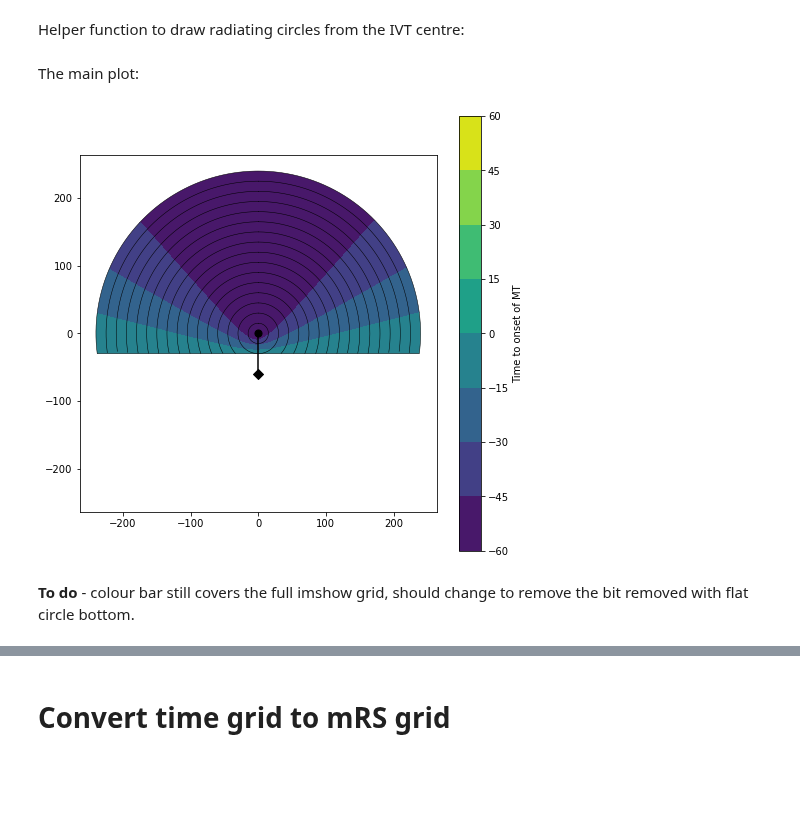
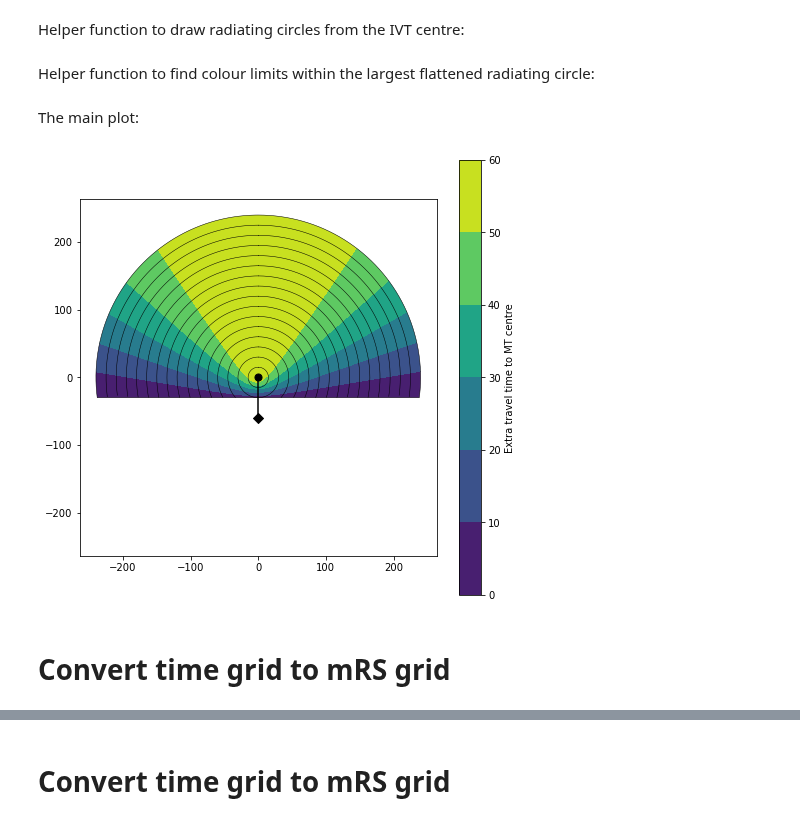
Before and after one commit to samuel-book/stroke_outcome, a Jupyter notebook: geography.ipynb, the cells around one changed output, grey strips where cells are left out. Cells and saved outputs as stored; diff of their text form; code cells hidden in the pictures; blank space fills up the shorter version.

Commit message:
Tidying geography vlims within flattened circle

```diff
--- a/geography.ipynb
+++ b/geography.ipynb
@@ -174,6 +174,31 @@ def make_coords_truncated_circle(time_travel_max, time_travel_ivt_to_mt,
     y_circ[np.where(y_circ < y_halfway)] = trunc_val
 
     return x_circ, y_circ
+# %% [markdown]
+Helper function to find colour limits within the largest flattened radiating circle:
+# %%
+def find_vlims_within_flattened_circle(grid_diff, grid_ivt, time_travel_max):
+    """
+    # Determine the min and max times in the area of the largest flattened
+    # circle.
+    """
+    # Make a copy of the grid that we'll delete invalid values from:
+    grid_vals_uncovered = np.copy(grid_diff)
+
+    # Find values below the flat circle bottom:
+    y_grid_halfway = np.where(grid_diff == np.nanmin(np.abs(grid_diff)))[0][0]
+
+    # Find values outside the radius of the largest circle:
+    coords_outside_max_time = np.where(grid_ivt > time_travel_max)
+
+    # Remove unwanted values:
+    grid_vals_uncovered[:y_grid_halfway]         = np.NaN
+    grid_vals_uncovered[coords_outside_max_time] = np.NaN
+
+    # Find the min and max values in this partially wiped grid:
+    vmin = np.nanmin(grid_vals_uncovered)
+    vmax = np.nanmax(grid_vals_uncovered)
+    return vmin, vmax
 # %% [markdown]
 The main plot:
 # %%
@@ -210,39 +235,47 @@ for travel_time in circle_times:
         # Make a patch using these coordinates.
         # Use np.stack to get a series of ((x,y), (x,y), ... (x,y)) coords.
         circle_path  = Path(np.stack((x_circ,y_circ),axis=1))
         circle_patch = PathPatch(circle_path,
                                  edgecolor='k', facecolor='None',
                                  linewidth = circ_linewidth)
         # Draw the patch:
         ax.add_patch(circle_patch)
 
 
 # ----- Grid of times -----
+vmin, vmax = find_vlims_within_flattened_circle(
+    -grid_time_travel_directly_diff,
+    grid_time_travel_directly_to_ivt,
+    time_travel_max)
+
 imshow = 0
 if imshow>0:
     # Draw the grid as usual:
-    imshow_grid = ax.imshow(grid_time_travel_directly_diff, origin='lower',
-                            extent=extent, cmap='viridis')
+    imshow_grid = ax.imshow(-grid_time_travel_directly_diff, origin='lower',
+                            extent=extent, cmap='viridis',
+                            vmin=vmin, vmax=vmax
+                           )
     # Remove everything outside the biggest radiating circle:
     imshow_grid.set_clip_path(circle_patch)
     # Colourbar:
-    plt.colorbar(imshow_grid, ax=ax, label='Time to onset of MT')
+    plt.colorbar(imshow_grid, ax=ax, label='Extra travel time to MT centre')
 else:
     # Draw the grid as usual:
-    contours = ax.contourf(grid_time_travel_directly_diff, origin='lower',
-                            extent=extent, cmap='viridis')
+    contours = ax.contourf(-grid_time_travel_directly_diff, origin='lower',
+                           extent=extent, cmap='viridis',
+                           levels=np.linspace(vmin, vmax,7))
     # Remove everything outside the biggest radiating circle:
     for line in contours.collections:
         line.set_clip_path(circle_patch)
     # Colourbar:
-    plt.colorbar(contours, ax=ax, label='Time to onset of MT')
+    plt.colorbar(contours, ax=ax, label='Extra travel time to MT centre')
 
 # ----- Other setup -----
 ax.set_aspect('equal')
 ax.set_xlim(-time_travel_max*1.1, time_travel_max*1.1)
 ax.set_ylim(-time_travel_max*1.1, time_travel_max*1.1)
 plt.show()
 # %% [output]
-[figure, old version]
+[figure, new version]
-# %% [markdown]
-__To do__ - colour bar still covers the full imshow grid, should change to remove the bit removed with flat circle bottom.
+# %% [markdown]
+# Convert time grid to mRS grid
```
Also changed, not shown: parts of 11 cells of this notebook.
